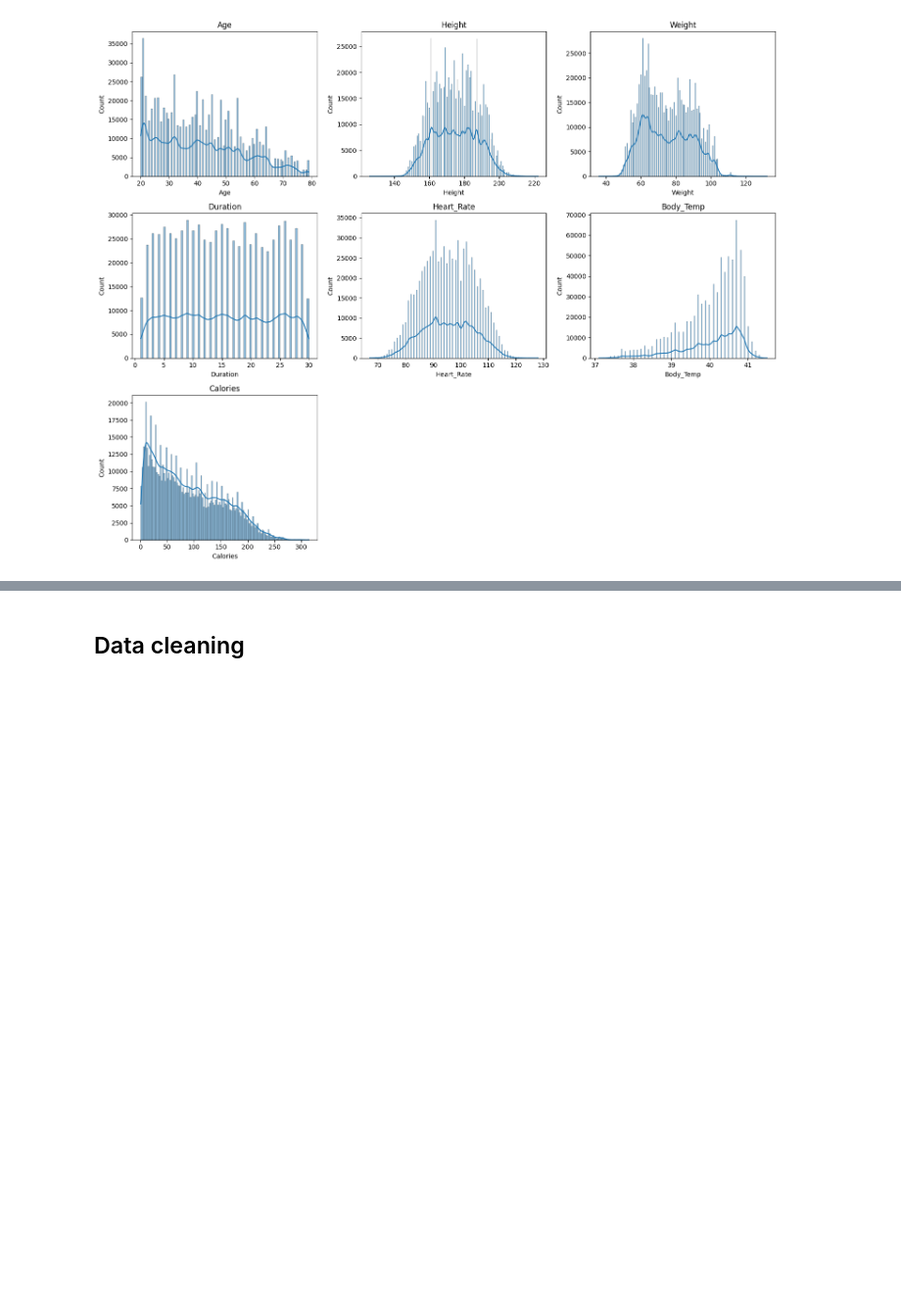
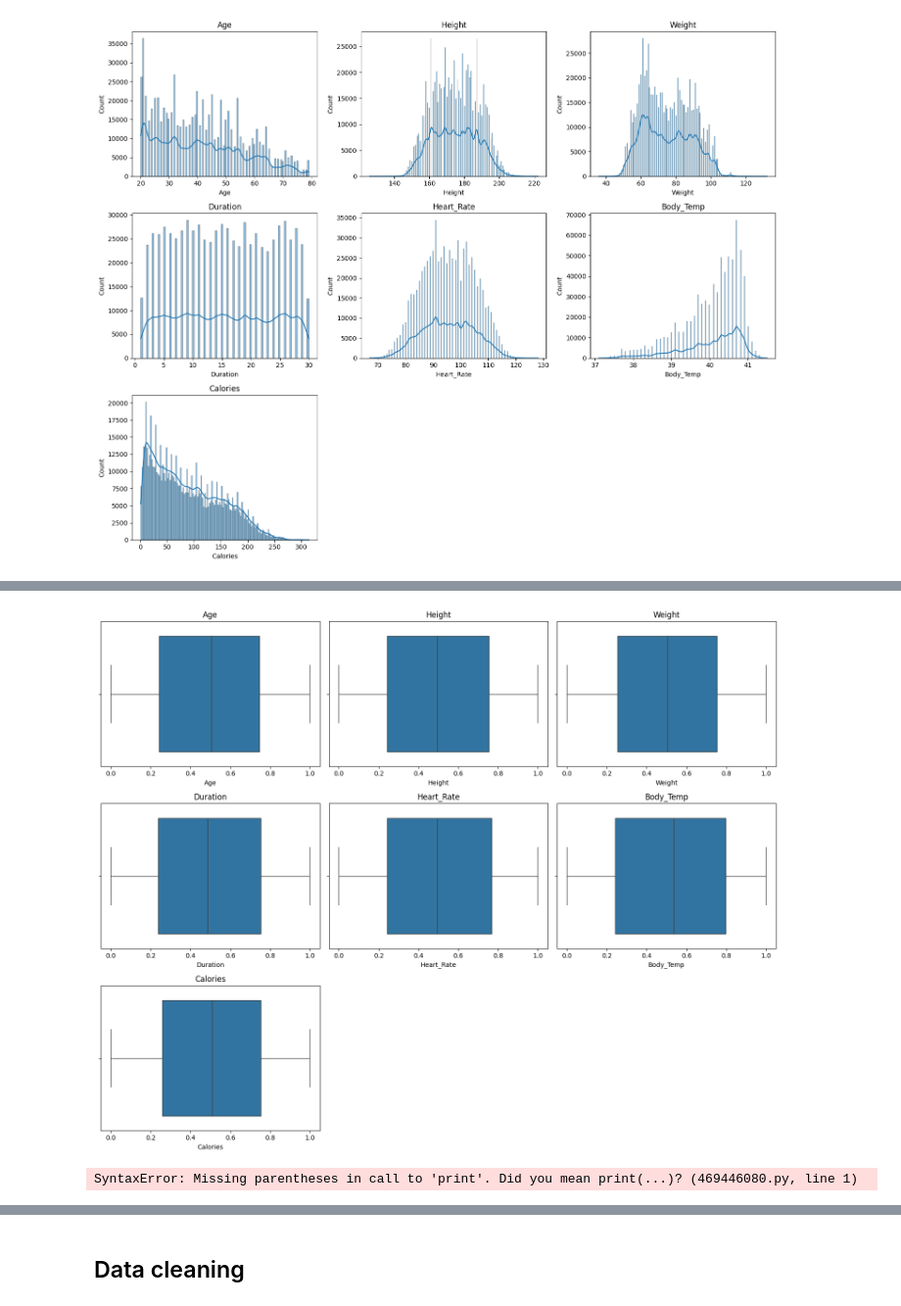
Before and after one commit to thcarole1/Predict_calorie_expenditure, a Jupyter notebook: notebooks/Predict_calorie_expenditure.ipynb, the cells around one changed output, grey strips where cells are left out. Shown: that part at 98% size. Saved outputs shown, nothing was run; the diff lists cells and outputs as text; code cells hidden in the pictures; blank space fills up the shorter version.

```diff
--- a/notebooks/Predict_calorie_expenditure.ipynb
+++ b/notebooks/Predict_calorie_expenditure.ipynb
@@ -122,3 +140,42 @@ plot_histplot_sns(data)
+# %%
+def plot_boxplot_sns(df):
+    """
+    Plots Seaborn histograms of numerical columns
+    Args:
+        df (DataFrame): Raw data
+    Returns:
+        Subplot grids of numerical columns
+    """
+    #Only select numerical features
+    num_df = df.select_dtypes(include='number')
+
+    vars = num_df.columns
+    n = len(num_df.columns)
+    cols = 3
+    rows = math.ceil(n / cols)
+
+    fig, axes = plt.subplots(rows, cols, figsize=(cols*5, rows*4))
+    axes = axes.flatten()
+
+    for i, var in enumerate(vars):
+        sns.boxplot(data=num_df, x=var, ax=axes[i])
+        axes[i].set_title(var)
+
+    # Delete unused subplots
+    for j in range(i+1, len(axes)):
+        fig.delaxes(axes[j])
+
+    plt.tight_layout()
+    plt.show()
+# %%
+# Display box plots for numerical features.
+plot_boxplot_sns(num_data_transformed)
+# %% [output]
+[figure, added]
+# %%
+print i
+# %% [output]
+SyntaxError: Missing parentheses in call to 'print'. Did you mean print(...)? (469446080.py, line 1)
 # %%
 def plot_countplot_sns(df):
         """
```
Also changed, not shown: parts of 14 cells of this notebook, 1 other file.
